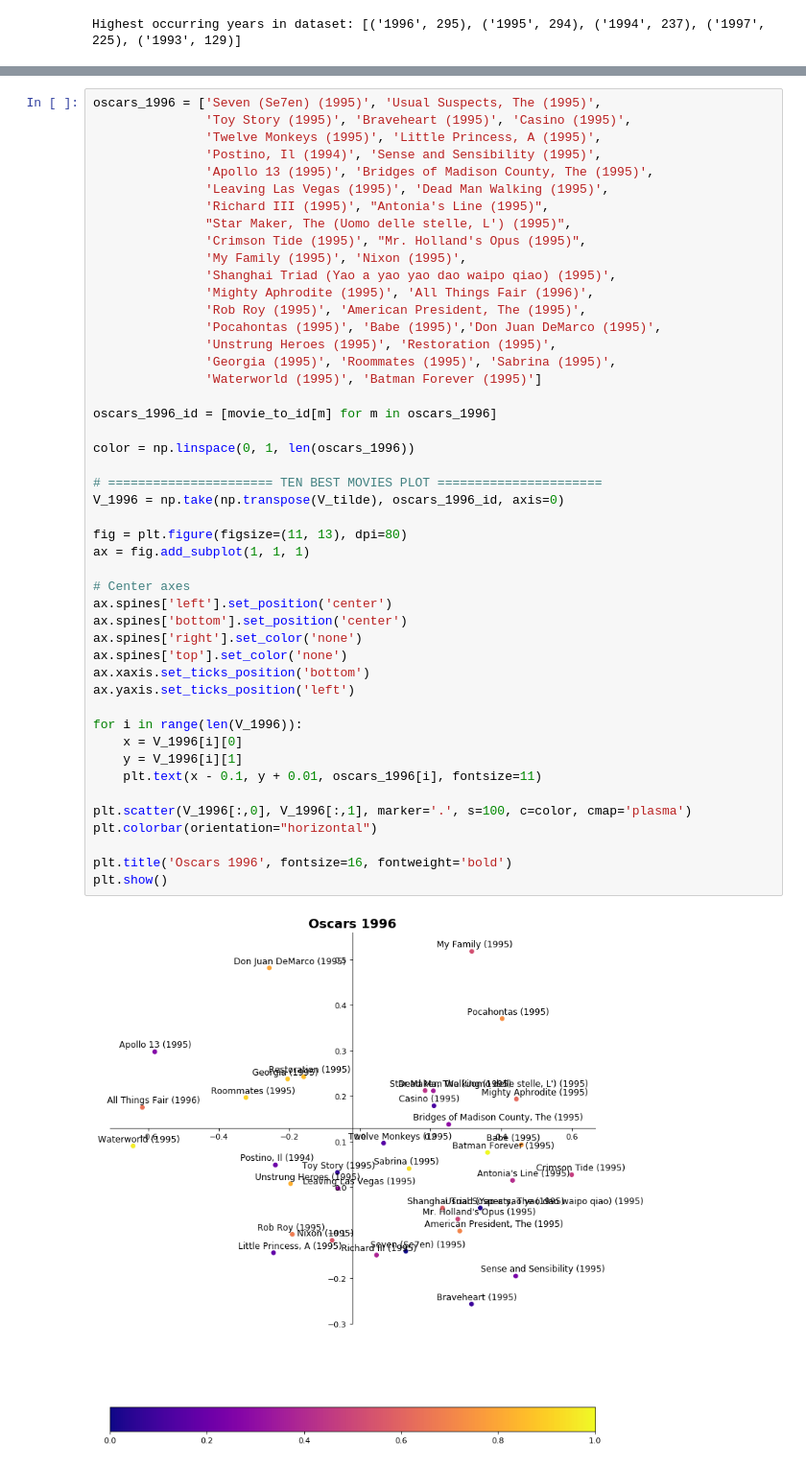
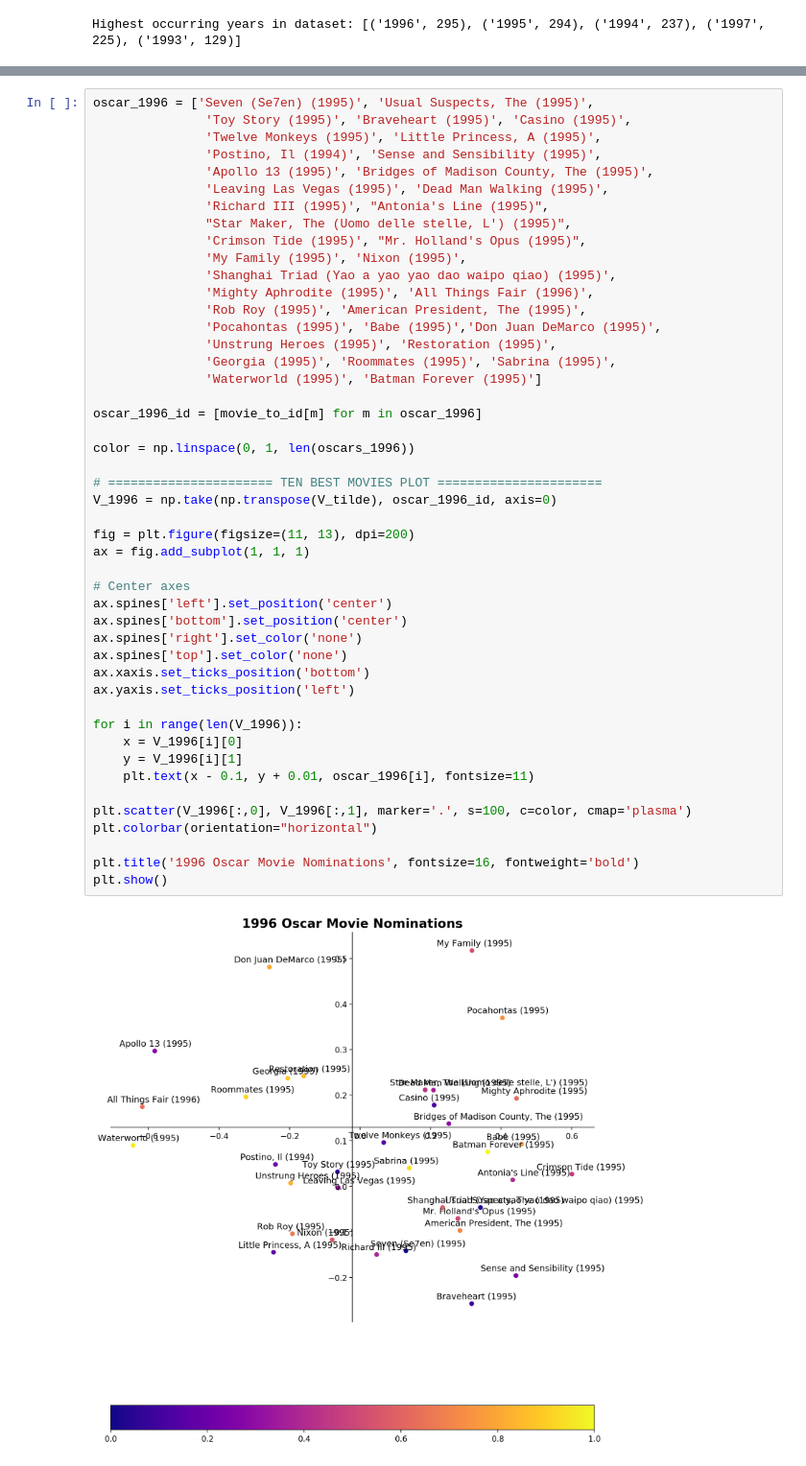
Before and after one commit to 18jeffreyma/cs155-visualization-miniproject, a Jupyter notebook: 5_matrix_factorization2.ipynb, the cells around one changed output, grey strips where cells are left out. Shown at 96% size. Saved outputs shown, nothing was run; the diff lists cells and outputs as text.

Commit message:
add oscar visulizations

```diff
--- a/5_matrix_factorization2.ipynb
+++ b/5_matrix_factorization2.ipynb
@@ -483,6 +483,6 @@ Highest to lowest rating on IMDB:
 37. Batman Forever
 # %%
-oscars_1996 = ['Seven (Se7en) (1995)', 'Usual Suspects, The (1995)',
+oscar_1996 = ['Seven (Se7en) (1995)', 'Usual Suspects, The (1995)',
                'Toy Story (1995)', 'Braveheart (1995)', 'Casino (1995)',
                'Twelve Monkeys (1995)', 'Little Princess, A (1995)',
                'Postino, Il (1994)', 'Sense and Sensibility (1995)',
@@ -497,39 +497,39 @@ oscars_1996 = ['Seven (Se7en) (1995)', 'Usual Suspects, The (1995)',
                'Rob Roy (1995)', 'American President, The (1995)',
                'Pocahontas (1995)', 'Babe (1995)','Don Juan DeMarco (1995)',
                'Unstrung Heroes (1995)', 'Restoration (1995)',
                'Georgia (1995)', 'Roommates (1995)', 'Sabrina (1995)',
                'Waterworld (1995)', 'Batman Forever (1995)']
 
-oscars_1996_id = [movie_to_id[m] for m in oscars_1996]
+oscar_1996_id = [movie_to_id[m] for m in oscar_1996]
 
 color = np.linspace(0, 1, len(oscars_1996))
 
 # ====================== TEN BEST MOVIES PLOT ======================
-V_1996 = np.take(np.transpose(V_tilde), oscars_1996_id, axis=0)
+V_1996 = np.take(np.transpose(V_tilde), oscar_1996_id, axis=0)
 
-fig = plt.figure(figsize=(11, 13), dpi=80)
+fig = plt.figure(figsize=(11, 13), dpi=200)
 ax = fig.add_subplot(1, 1, 1)
 
 # Center axes
 ax.spines['left'].set_position('center')
 ax.spines['bottom'].set_position('center')
 ax.spines['right'].set_color('none')
 ax.spines['top'].set_color('none')
 ax.xaxis.set_ticks_position('bottom')
 ax.yaxis.set_ticks_position('left')
 
 for i in range(len(V_1996)):
     x = V_1996[i][0]
     y = V_1996[i][1]
-    plt.text(x - 0.1, y + 0.01, oscars_1996[i], fontsize=11)
+    plt.text(x - 0.1, y + 0.01, oscar_1996[i], fontsize=11)
 
 plt.scatter(V_1996[:,0], V_1996[:,1], marker='.', s=100, c=color, cmap='plasma')
 plt.colorbar(orientation="horizontal")
 
-plt.title('Oscars 1996', fontsize=16, fontweight='bold')
+plt.title('1996 Oscar Movie Nominations', fontsize=16, fontweight='bold')
 plt.show()
 # %% [output]
-[figure, old version]
+[figure, new version]
 # %% [markdown]
 ### Plot 1995 Oscar Nominations
 Highest to lowest rating on IMDB:
```
Also changed, not shown: parts of 10 cells of this notebook.
